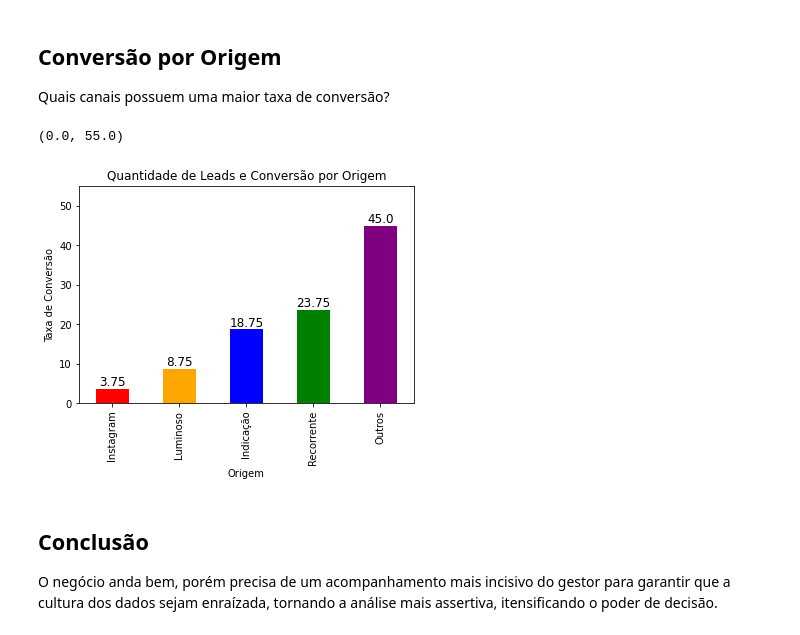
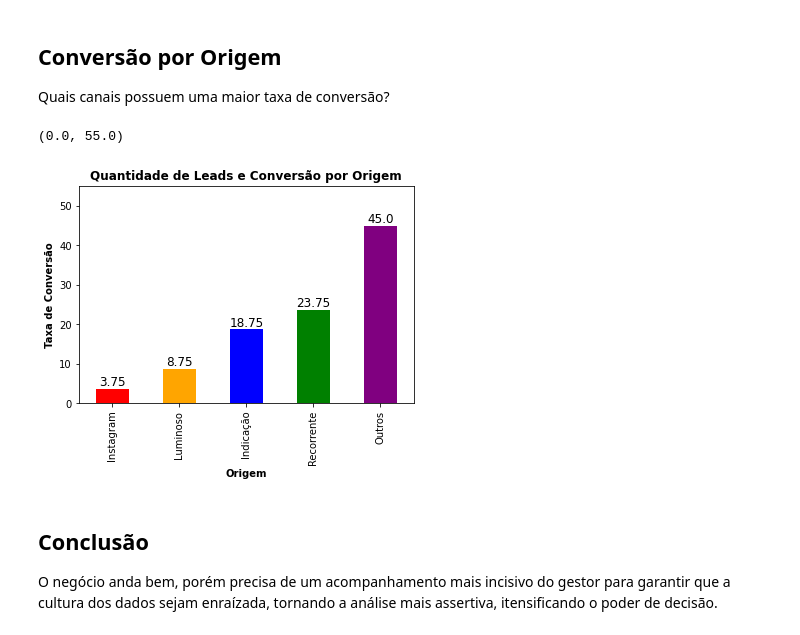
Before and after one commit to hgosouza1/Data-Science, a Jupyter notebook: Projeto Pessoal/Estética Automotiva/relatorio_geral_negocio.ipynb, the cells around one changed output. Saved outputs shown, nothing was run; the diff lists cells and outputs as text; code cells hidden in the pictures.

```diff
--- a/Projeto Pessoal/Estética Automotiva/relatorio_geral_negocio.ipynb
+++ b/Projeto Pessoal/Estética Automotiva/relatorio_geral_negocio.ipynb
@@ -411,36 +393,36 @@ Quais canais possuem uma maior taxa de conversão?
 # %%
 #Calculando a taxa de conversão por origem
 taxa = ((dados.situacao == "FECHADO").sum() and dados.groupby(['origem']).size())/dados.ID.count()
 
 #Ordenando os dados em ordem crescente
 taxa = taxa.sort_values()
 
 #Arredondando a taxa
 taxa = round(taxa * 100, 2)
 
 #Função para adicionar os rótulos de valor
 def labeltaxa(x,y):
     for i in range(len(x)):
         plt.text(i, y[i], y[i],
                  horizontalalignment='center',
                  verticalalignment='bottom',
                  fontdict={'fontweight':500, 'size':12})
 
 x = taxa
 y = taxa
 
 #Gerando o gráfico e alterando as cores
 grafico = taxa.plot.bar(color=['red', 'orange', 'blue', 'green', 'purple'])
 
 #Títulos e nome dos eixos
 labeltaxa(x,y)
-plt.title('Quantidade de Leads e Conversão por Origem')
-plt.xlabel('Origem')
-plt.ylabel('Taxa de Conversão')
+plt.title('Quantidade de Leads e Conversão por Origem', weight=700)
+plt.xlabel('Origem', weight=600)
+plt.ylabel('Taxa de Conversão', weight=600)
 plt.ylim(0, 55)
 # %% [output]
 (0.0, 55.0)
-[figure, old version]
+[figure, new version]
 # %% [markdown]
 ## Conclusão
 O negócio anda bem, porém precisa de um acompanhamento mais incisivo do gestor para garantir que a cultura dos dados sejam enraízada, tornando a análise mais assertiva, itensificando o poder de decisão.
```
Also changed, not shown: parts of 17 cells of this notebook.
